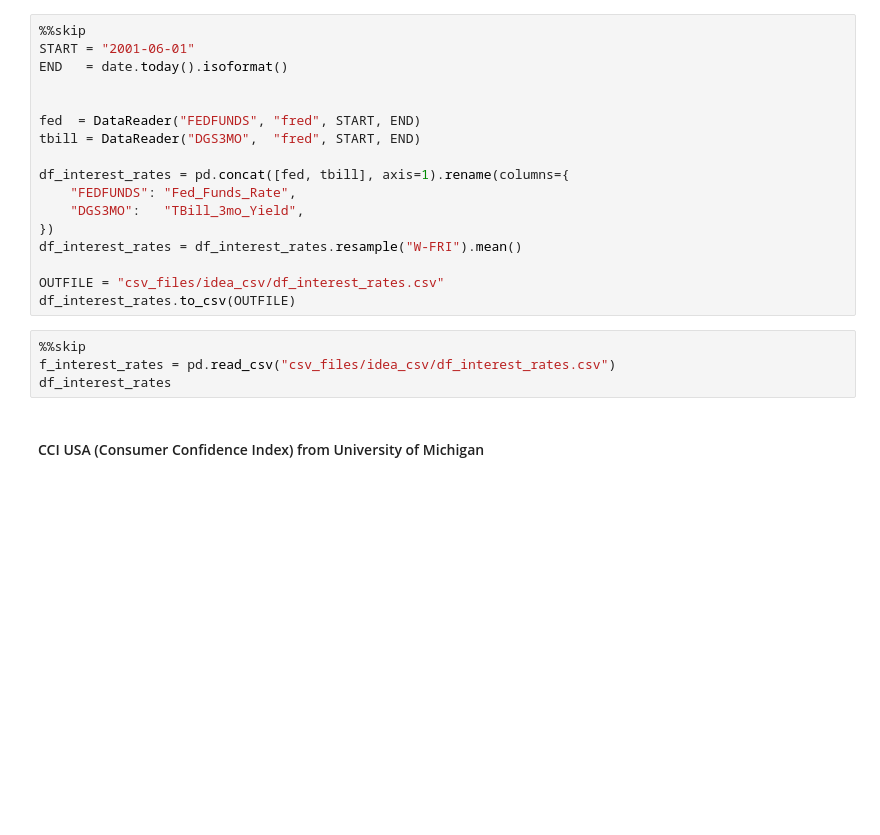
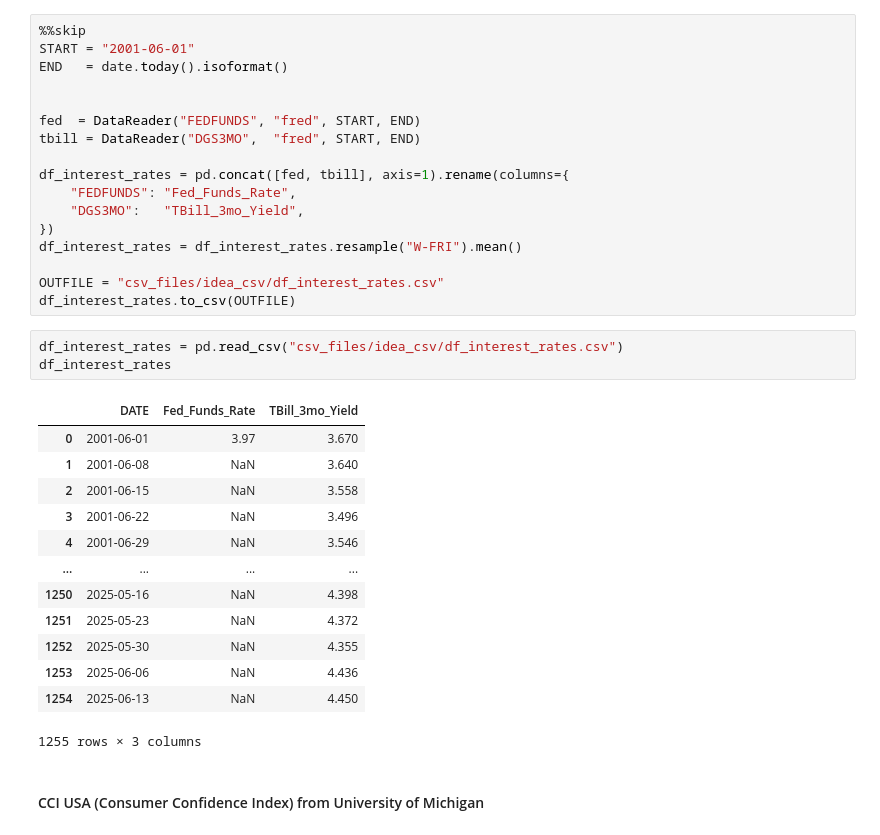
Before and after one commit to JorgeMMLRodrigues/ml_walmart_price, a Jupyter notebook: main.ipynb, the cells around one changed output. Cells and saved outputs as stored; diff of their text form; blank space fills up the shorter version.

```diff
--- a/main.ipynb
+++ b/main.ipynb
@@ -325,9 +371,22 @@ df_interest_rates = df_interest_rates.resample("W-FRI").mean()
 OUTFILE = "csv_files/idea_csv/df_interest_rates.csv"
 df_interest_rates.to_csv(OUTFILE)
 # %%
-%%skip
-f_interest_rates = pd.read_csv("csv_files/idea_csv/df_interest_rates.csv")
+df_interest_rates = pd.read_csv("csv_files/idea_csv/df_interest_rates.csv")
 df_interest_rates
+# %% [output]
+|  | DATE | Fed_Funds_Rate | TBill_3mo_Yield |
+| 0 | 2001-06-01 | 3.97 | 3.670 |
+| 1 | 2001-06-08 | NaN | 3.640 |
+| 2 | 2001-06-15 | NaN | 3.558 |
+| 3 | 2001-06-22 | NaN | 3.496 |
+| 4 | 2001-06-29 | NaN | 3.546 |
+| ... | ... | ... | ... |
+| 1250 | 2025-05-16 | NaN | 4.398 |
+| 1251 | 2025-05-23 | NaN | 4.372 |
+| 1252 | 2025-05-30 | NaN | 4.355 |
+| 1253 | 2025-06-06 | NaN | 4.436 |
+| 1254 | 2025-06-13 | NaN | 4.450 |
+1255 rows × 3 columns
 # %% [markdown]
 #### CCI USA (Consumer Confidence Index) from University of Michigan
 # %%
```
Also changed, not shown: parts of 29 cells of this notebook.
